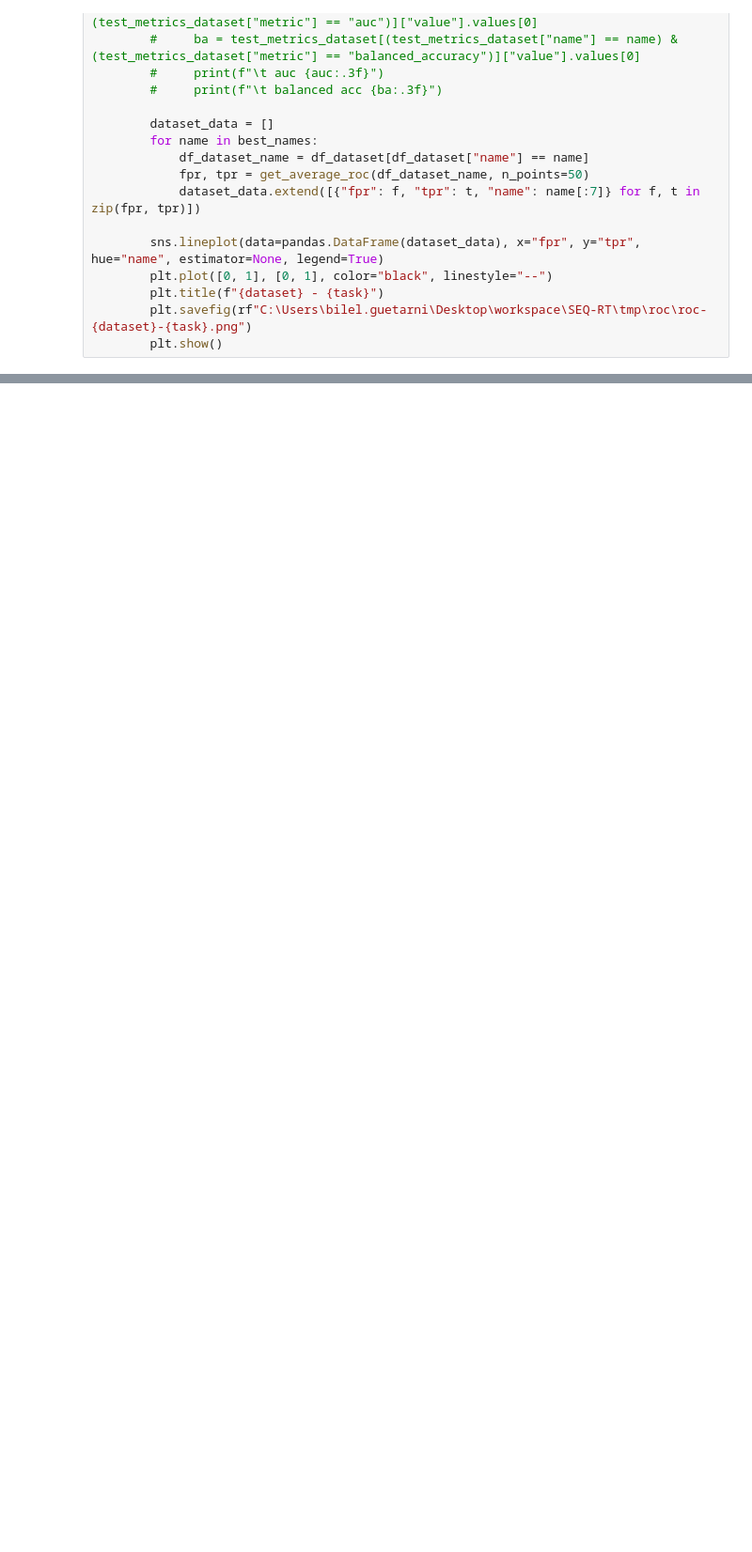
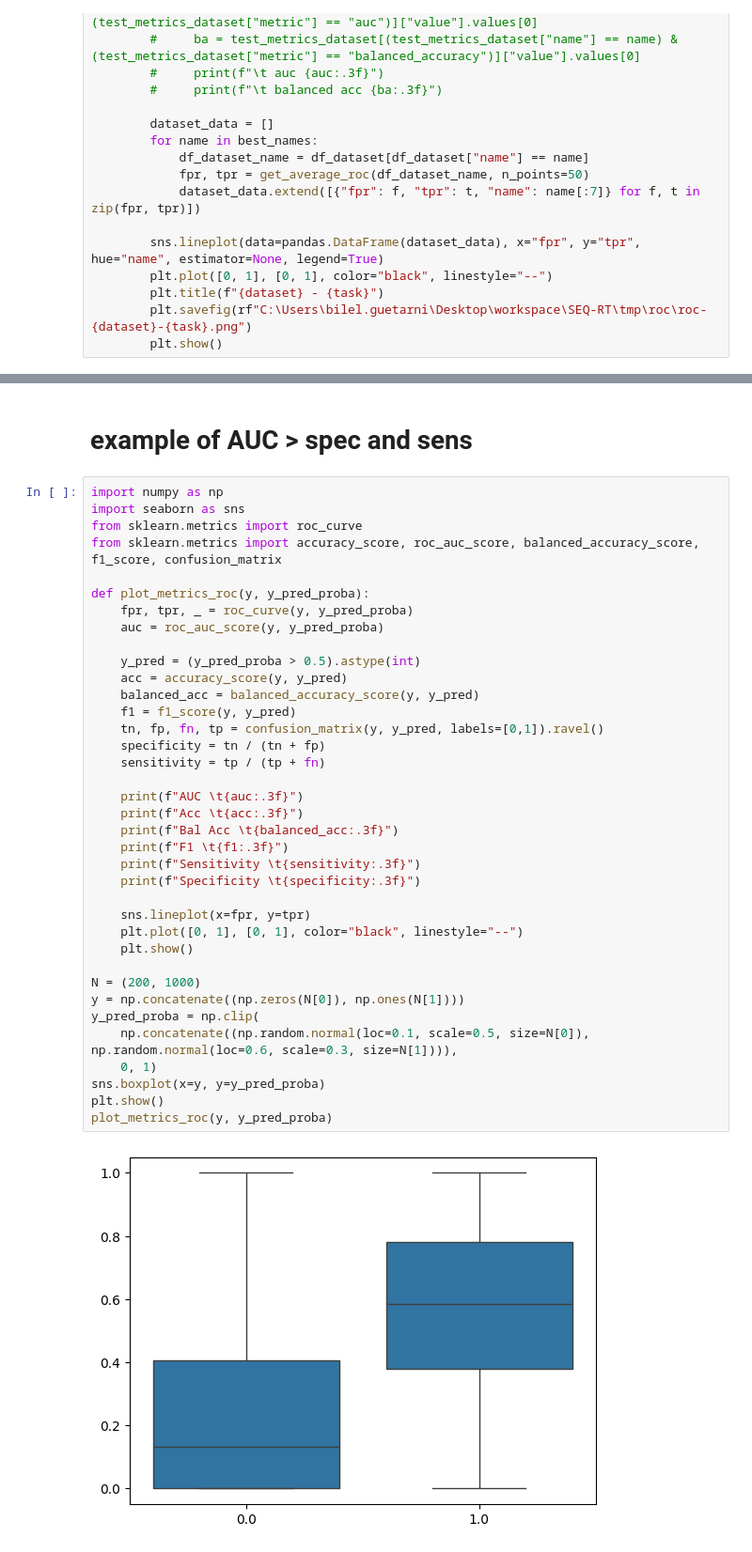
Before and after one commit to bguetarni/3DCT-VFM-benchmark, a Jupyter notebook: experiments.ipynb, the cells around one changed output, grey strips where cells are left out. Shown at 94% size. Cells and saved outputs as stored; diff of their text form; blank space fills up the shorter version.

```diff
--- a/experiments.ipynb
+++ b/experiments.ipynb
@@ -2419,0 +2715,41 @@ for dataset in df["dataset"].unique():
+# %% [markdown]
+# example of AUC > spec and sens
+# %%
+import numpy as np
+import seaborn as sns
+from sklearn.metrics import roc_curve
+from sklearn.metrics import accuracy_score, roc_auc_score, balanced_accuracy_score, f1_score, confusion_matrix
+
+def plot_metrics_roc(y, y_pred_proba):
+    fpr, tpr, _ = roc_curve(y, y_pred_proba)
+    auc = roc_auc_score(y, y_pred_proba)
+
+    y_pred = (y_pred_proba > 0.5).astype(int)
+    acc = accuracy_score(y, y_pred)
+    balanced_acc = balanced_accuracy_score(y, y_pred)
+    f1 = f1_score(y, y_pred)
+    tn, fp, fn, tp = confusion_matrix(y, y_pred, labels=[0,1]).ravel()
+    specificity = tn / (tn + fp)
+    sensitivity = tp / (tp + fn)
+
+    print(f"AUC \t{auc:.3f}")
+    print(f"Acc \t{acc:.3f}")
+    print(f"Bal Acc \t{balanced_acc:.3f}")
+    print(f"F1 \t{f1:.3f}")
+    print(f"Sensitivity \t{sensitivity:.3f}")
+    print(f"Specificity \t{specificity:.3f}")
+
+    sns.lineplot(x=fpr, y=tpr)
+    plt.plot([0, 1], [0, 1], color="black", linestyle="--")
+    plt.show()
+
+N = (200, 1000)
+y = np.concatenate((np.zeros(N[0]), np.ones(N[1])))
+y_pred_proba = np.clip(
+    np.concatenate((np.random.normal(loc=0.1, scale=0.5, size=N[0]), np.random.normal(loc=0.6, scale=0.3, size=N[1]))),
+    0, 1)
+sns.boxplot(x=y, y=y_pred_proba)
+plt.show()
+plot_metrics_roc(y, y_pred_proba)
+# %% [output]
+[figure, added]
```
Also changed, not shown: parts of 13 cells of this notebook, 1 other file.
